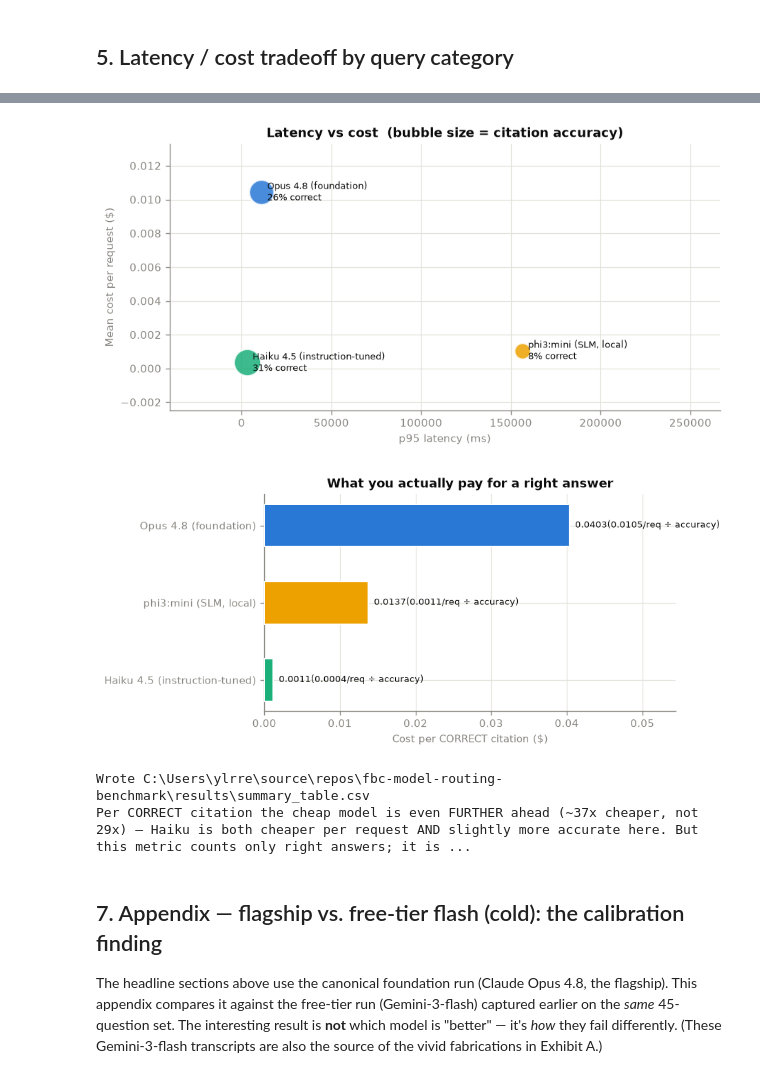
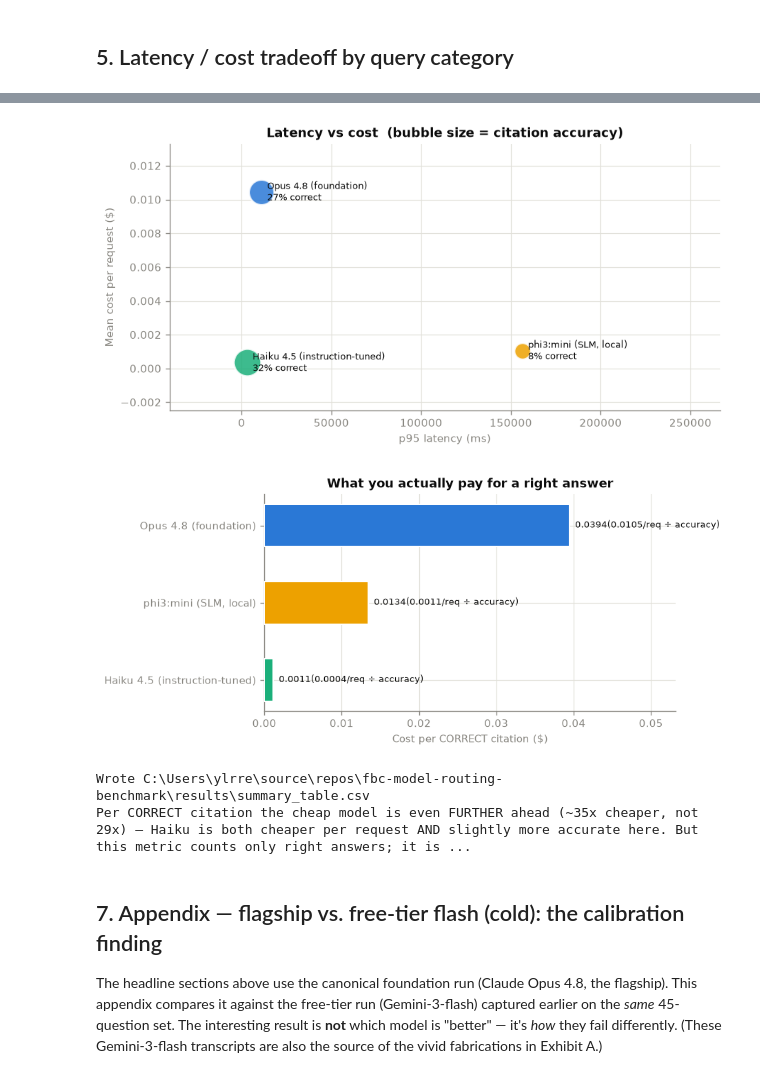
Before and after one commit to dotnetspark/fbc-model-routing-benchmark, a Jupyter notebook: analysis/benchmark_report.ipynb, the cells around one changed output, grey strips where cells are left out. Saved outputs shown, nothing was run; the diff lists cells and outputs as text; code cells hidden in the pictures.

```diff
--- a/analysis/benchmark_report.ipynb
+++ b/analysis/benchmark_report.ipynb
@@ -289,8 +289,13 @@ To get the accurate answer, I'd recommend:
 The core Lesson 6 result: how much does injecting the actual FBC/Naples passage as context improve citation accuracy per model class? Expect the SLM to show the largest relative gain.
 # %%
 if not merged.empty:
+    # Score only rows with a scoreable gold (drops q017, a date with no code
+    # section; API errors are already excluded upstream) so the cold rates here
+    # match the Section 2 outcome table exactly and every doc quotes one set of
+    # numbers.
+    scoreable = merged[merged["gold_section_norm"].notna()]
     grounding_effect = (
-        merged.groupby(["model_class", "grounded"])["citation_correct"]
+        scoreable.groupby(["model_class", "grounded"])["citation_correct"]
         .mean()
         .unstack("grounded")
         .rename(columns={False: "ungrounded", True: "grounded"})
@@ -327,9 +332,12 @@ if not merged.empty:
         ax.set_ylabel("Citation accuracy"); ax.set_ylim(0, 0.88); ax.set_xlim(-0.32, 1.9)
         ax.set_title("What grounding buys each tier — and how it reorders them")
         ax.grid(axis="x", visible=False)
-        plt.tight_layout(); plt.show()
+        plt.tight_layout()
+        # Exported for the write-ups (README / LinkedIn) — regenerated on every run.
+        fig.savefig(RESULTS_DIR / "grounding_slope.png", dpi=200, bbox_inches="tight")
+        plt.show()
 
-        print("Retrieval is the highest-leverage move in the series: +33 to +48 points for EVERY tier. "
+        print("Retrieval is the highest-leverage move in the series: +33 to +46 points for EVERY tier. "
               "The reordering is the headline — grounded phi3 (local, ~free, offline) lands ABOVE the "
               "cold flagship. Cheap-local + good retrieval beats an expensive model alone; the model "
               "tier matters far less than whether you ground it.")
@@ -421,16 +429,20 @@ Break-even at month 5 UNDER THESE PLACEHOLDER ASSUMPTIONS. This is a template, n
 # %%
 if not merged.empty:
     cold = merged[~merged["grounded"]]
+    # Accuracy over scoreable rows only (same denominator as Section 2);
+    # latency and cost stay over ALL cold requests — q017 still costs money.
+    cold_sc = cold[cold["gold_section_norm"].notna()]
     summary = (
         cold.groupby("model_class")
         .agg(
             p50_latency_ms=("latency_ms", "median"),
             p95_latency_ms=("latency_ms", lambda s: s.quantile(0.95)),
             mean_cost_usd=("cost_usd", "mean"),
-            citation_accuracy=("citation_correct", "mean"),
         )
         .reset_index()
     )
+    summary["citation_accuracy"] = summary["model_class"].map(
+        cold_sc.groupby("model_class")["citation_correct"].mean())
     # The honest unit cost: dollars per CORRECT citation, not per request.
     summary["cost_per_correct_usd"] = summary["mean_cost_usd"] / summary["citation_accuracy"]
     display(summary)
@@ -468,7 +480,7 @@ if not merged.empty:
 
     summary.to_csv(RESULTS_DIR / "summary_table.csv", index=False)
     print(f"Wrote {RESULTS_DIR / 'summary_table.csv'}")
-    print("Per CORRECT citation the cheap model is even FURTHER ahead (~37x cheaper, not 29x) — "
+    print("Per CORRECT citation the cheap model is even FURTHER ahead (~35x cheaper, not 29x) — "
           "Haiku is both cheaper per request AND slightly more accurate here. But this metric counts "
           "only right answers; it is blind to Haiku's 67% WRONG rate. In compliance a confident wrong "
           "citation carries real downstream cost, so cost-per-correct FLATTERS the cheap model. The "
@@ -482,7 +494,7 @@ if not merged.empty:
 [figure]
-[figure, old version]
+[figure, new version]
 Wrote C:\Users\ylrre\source\repos\fbc-model-routing-benchmark\results\summary_table.csv
-Per CORRECT citation the cheap model is even FURTHER ahead (~37x cheaper, not 29x) — Haiku is both cheaper per request AND slightly more accurate here. But this metric counts only right answers; it is ...
+Per CORRECT citation the cheap model is even FURTHER ahead (~35x cheaper, not 29x) — Haiku is both cheaper per request AND slightly more accurate here. But this metric counts only right answers; it is ...
 # %% [markdown]
 ## 7. Appendix — flagship vs. free-tier flash (cold): the calibration finding
 
```
Also changed, not shown: parts of 2 cells of this notebook, 12 other files.
